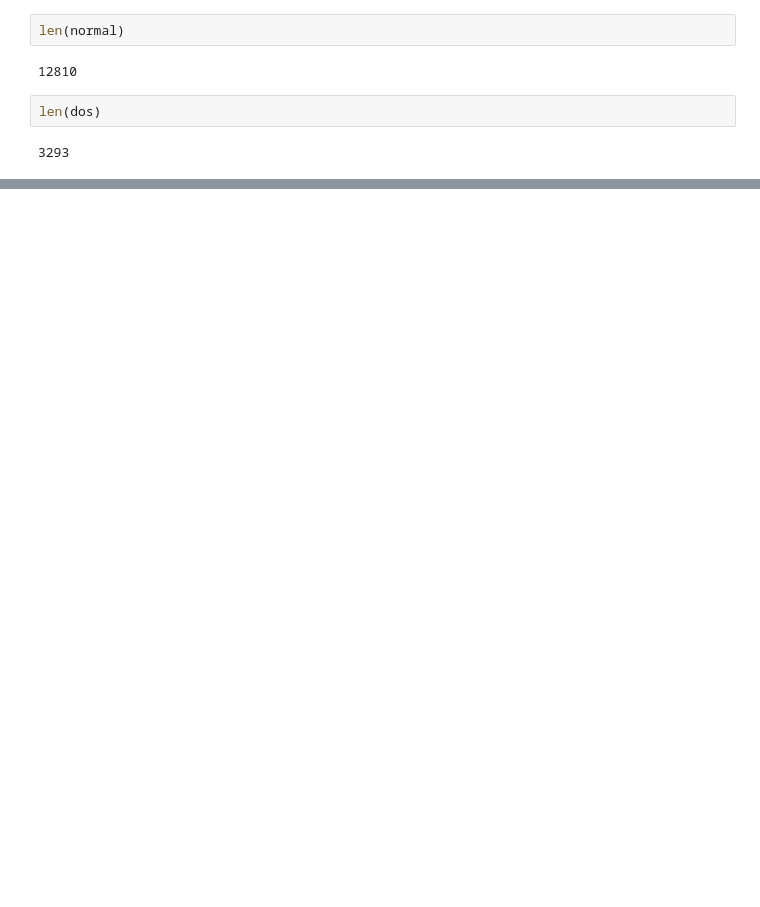
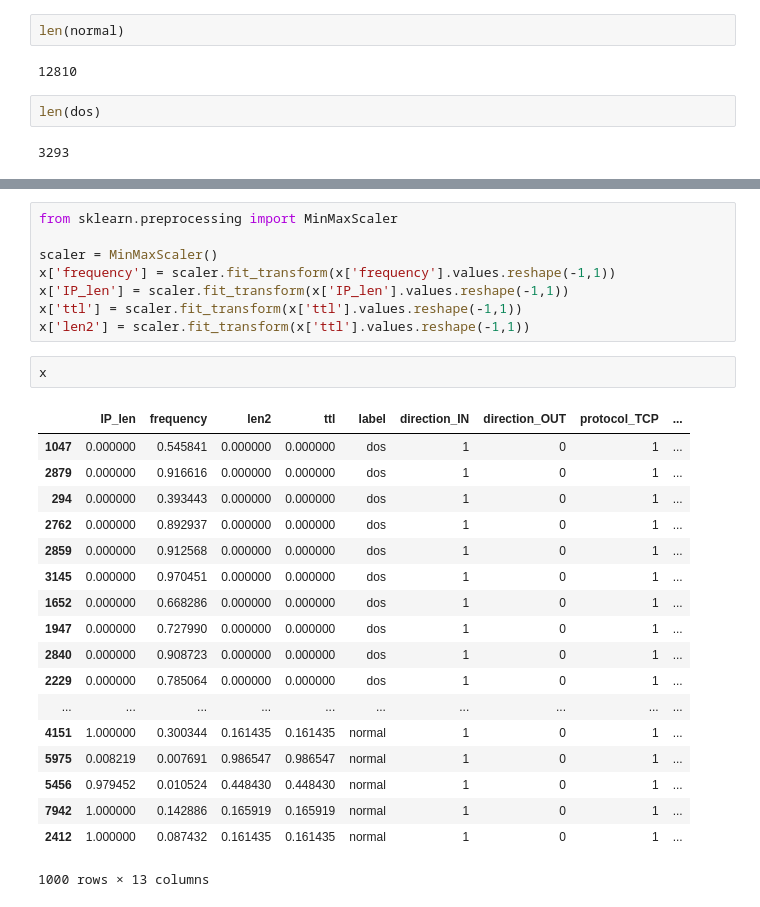
Before and after one commit to bmys/xdw, a Jupyter notebook: notebooks/Untitled.ipynb, the cells around one changed output, grey strips where cells are left out. Saved outputs shown, nothing was run; the diff lists cells and outputs as text; blank space fills up the shorter version.

```diff
--- a/notebooks/Untitled.ipynb
+++ b/notebooks/Untitled.ipynb
@@ -135,0 +174,29 @@ data.sample(20)
+# %%
+from sklearn.preprocessing import MinMaxScaler
+
+scaler = MinMaxScaler()
+x['frequency'] = scaler.fit_transform(x['frequency'].values.reshape(-1,1))
+x['IP_len'] = scaler.fit_transform(x['IP_len'].values.reshape(-1,1))
+x['ttl'] = scaler.fit_transform(x['ttl'].values.reshape(-1,1))
+x['len2'] = scaler.fit_transform(x['ttl'].values.reshape(-1,1))
+# %%
+x
+# %% [output]
+|  | IP_len | frequency | len2 | ttl | label | direction_IN | direction_OUT | protocol_TCP | ... |
+| 1047 | 0.000000 | 0.545841 | 0.000000 | 0.000000 | dos | 1 | 0 | 1 | ... |
+| 2879 | 0.000000 | 0.916616 | 0.000000 | 0.000000 | dos | 1 | 0 | 1 | ... |
+| 294 | 0.000000 | 0.393443 | 0.000000 | 0.000000 | dos | 1 | 0 | 1 | ... |
+| 2762 | 0.000000 | 0.892937 | 0.000000 | 0.000000 | dos | 1 | 0 | 1 | ... |
+| 2859 | 0.000000 | 0.912568 | 0.000000 | 0.000000 | dos | 1 | 0 | 1 | ... |
+| 3145 | 0.000000 | 0.970451 | 0.000000 | 0.000000 | dos | 1 | 0 | 1 | ... |
+| 1652 | 0.000000 | 0.668286 | 0.000000 | 0.000000 | dos | 1 | 0 | 1 | ... |
+| 1947 | 0.000000 | 0.727990 | 0.000000 | 0.000000 | dos | 1 | 0 | 1 | ... |
+| 2840 | 0.000000 | 0.908723 | 0.000000 | 0.000000 | dos | 1 | 0 | 1 | ... |
+| 2229 | 0.000000 | 0.785064 | 0.000000 | 0.000000 | dos | 1 | 0 | 1 | ... |
+| ... | ... | ... | ... | ... | ... | ... | ... | ... | ... |
+| 4151 | 1.000000 | 0.300344 | 0.161435 | 0.161435 | normal | 1 | 0 | 1 | ... |
+| 5975 | 0.008219 | 0.007691 | 0.986547 | 0.986547 | normal | 1 | 0 | 1 | ... |
+| 5456 | 0.979452 | 0.010524 | 0.448430 | 0.448430 | normal | 1 | 0 | 1 | ... |
+| 7942 | 1.000000 | 0.142886 | 0.165919 | 0.165919 | normal | 1 | 0 | 1 | ... |
+| 2412 | 1.000000 | 0.087432 | 0.161435 | 0.161435 | normal | 1 | 0 | 1 | ... |
+1000 rows × 13 columns
```
Also changed, not shown: parts of 15 cells of this notebook.
